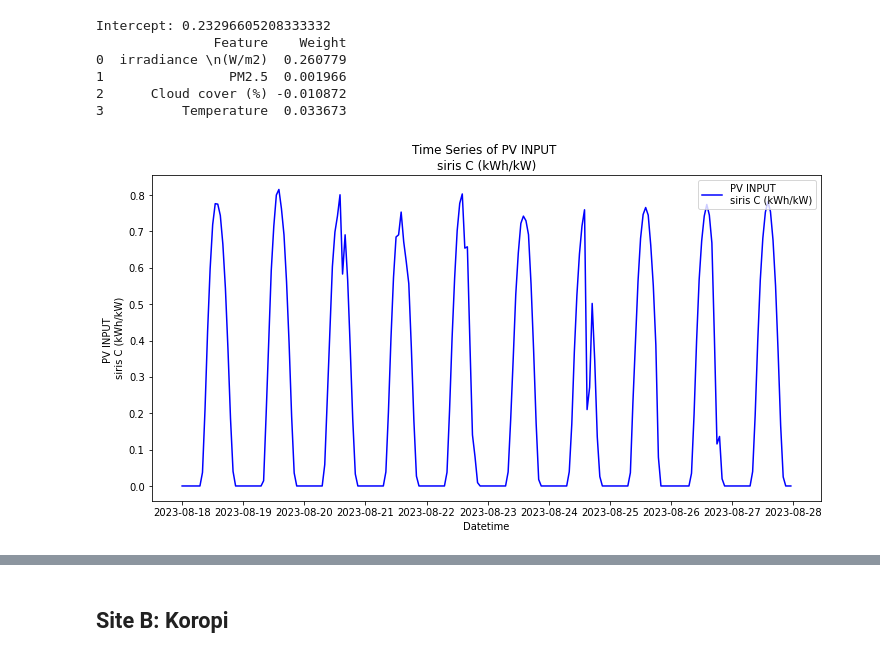
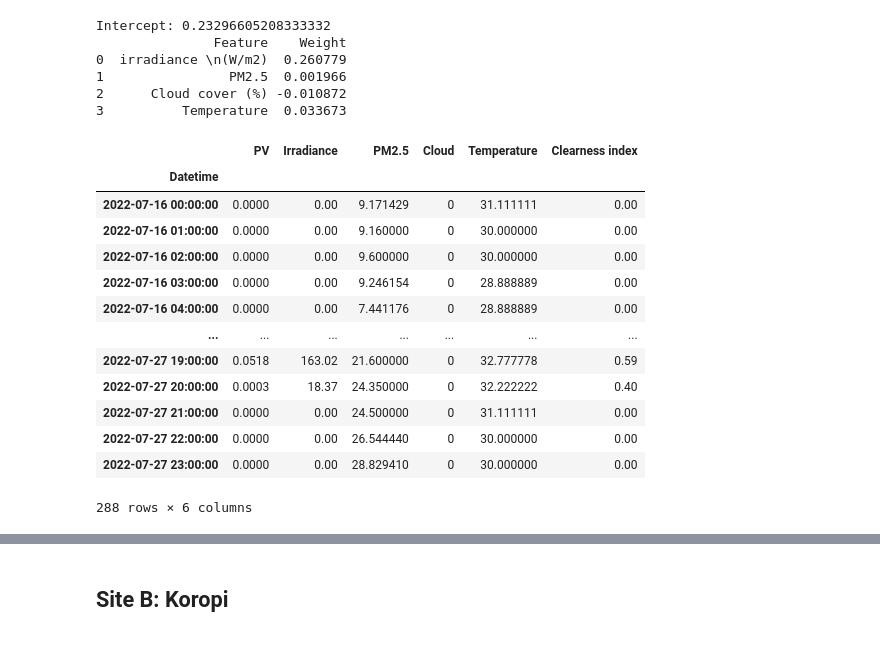
Before and after one commit to jean-paul-calin/wildfire-pv, a Jupyter notebook: toy model 1.ipynb, the cells around one changed output, grey strips where cells are left out. Cells and saved outputs as stored; diff of their text form; code cells hidden in the pictures.

```diff
--- a/toy model 1.ipynb
+++ b/toy model 1.ipynb
@@ -75,15 +53,32 @@ Intercept: 0.23296605208333332
 1                PM2.5  0.001966
 2      Cloud cover (%) -0.010872
 3          Temperature  0.033673
+# %%
+import pandas as pd
+import matplotlib.pyplot as plt
+
+# Assuming your data is in a DataFrame called 'df'
+# Extracting the datetime column and the target variable
+df = pd.read_csv('Ilio.csv',header=0, names = ['Datetime','PV','Irradiance', 'PM2.5',  'Cloud','Temperature' ,'Clearness index'])
+datetime_series = pd.to_datetime(df["Datetime"])
+df.set_index(datetime_series, inplace=True)
+df.drop('Datetime', axis = 1)
+# %% [output]
+|  | PV | Irradiance | PM2.5 | Cloud | Temperature | Clearness index |
+| Datetime |  |  |  |  |  |  |
+| 2022-07-16 00:00:00 | 0.0000 | 0.00 | 9.171429 | 0 | 31.111111 | 0.00 |
+| 2022-07-16 01:00:00 | 0.0000 | 0.00 | 9.160000 | 0 | 30.000000 | 0.00 |
+| 2022-07-16 02:00:00 | 0.0000 | 0.00 | 9.600000 | 0 | 30.000000 | 0.00 |
+| 2022-07-16 03:00:00 | 0.0000 | 0.00 | 9.246154 | 0 | 28.888889 | 0.00 |
+| 2022-07-16 04:00:00 | 0.0000 | 0.00 | 7.441176 | 0 | 28.888889 | 0.00 |
+| ... | ... | ... | ... | ... | ... | ... |
+| 2022-07-27 19:00:00 | 0.0518 | 163.02 | 21.600000 | 0 | 32.777778 | 0.59 |
+| 2022-07-27 20:00:00 | 0.0003 | 18.37 | 24.350000 | 0 | 32.222222 | 0.40 |
+| 2022-07-27 21:00:00 | 0.0000 | 0.00 | 24.500000 | 0 | 31.111111 | 0.00 |
+| 2022-07-27 22:00:00 | 0.0000 | 0.00 | 26.544440 | 0 | 30.000000 | 0.00 |
+| 2022-07-27 23:00:00 | 0.0000 | 0.00 | 28.829410 | 0 | 30.000000 | 0.00 |
+288 rows × 6 columns
 # %%
-import pandas as pd
-import matplotlib.pyplot as plt
-
-# Assuming your data is in a DataFrame called 'df'
-# Extracting the datetime column and the target variable
-df = pd.read_csv('siris-C-22-08-2023.csv')
-datetime_series = pd.to_datetime(df["Datetime"])
-pv_input_series = df["PV INPUT \nsiris C (kWh/kW)"]
 
 # Plotting the time series of PV INPUT
 plt.figure(figsize=(12, 6))
@@ -93,8 +88,6 @@ plt.ylabel("PV INPUT \nsiris C (kWh/kW)")
 plt.title("Time Series of PV INPUT \nsiris C (kWh/kW)")
 plt.legend()
 plt.show()
-# %% [output]
-[figure, removed]
 # %%
 import pandas as pd
 import matplotlib.pyplot as plt
```
Also changed, not shown: parts of 3 cells of this notebook.
